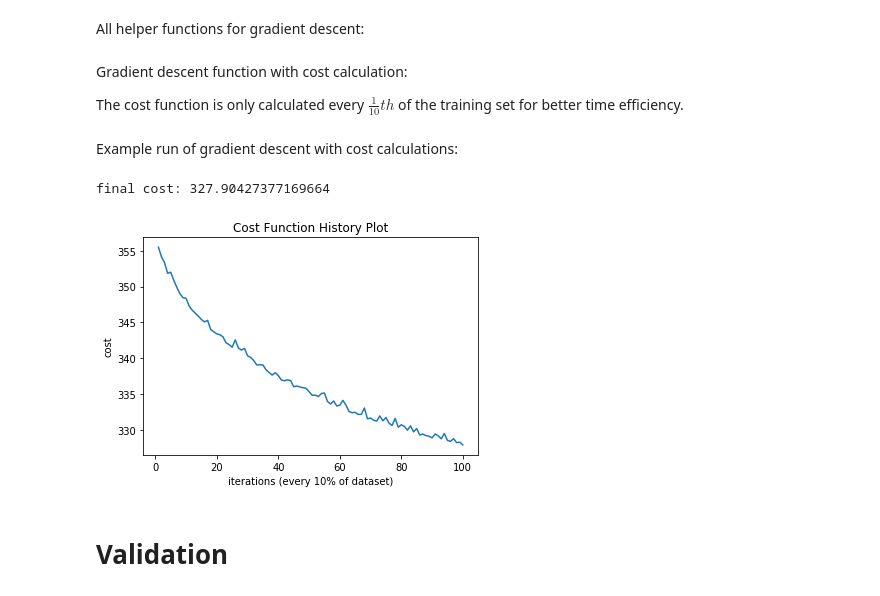
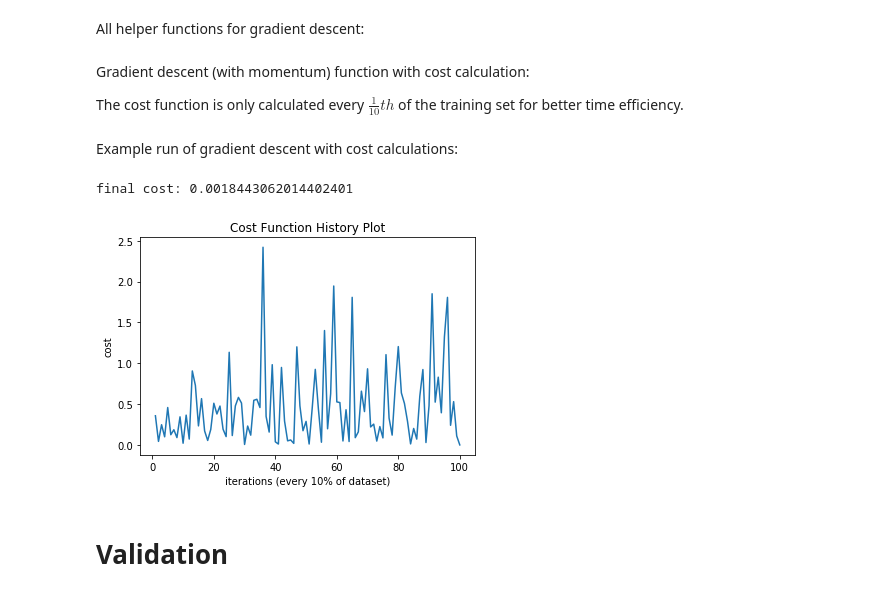
Before and after one commit to meiroger/Twitter-Sentiment-Analysis, a Jupyter notebook: Twitter_Sentiment_Analysis.ipynb, the cells around one changed output. Cells and saved outputs as stored; diff of their text form; code cells hidden in the pictures.

```diff
--- a/Twitter_Sentiment_Analysis.ipynb
+++ b/Twitter_Sentiment_Analysis.ipynb
@@ -47,6 +48,8 @@ tknzr = TweetTokenizer(strip_handles=True,reduce_len=True)
 stop_words = set(stopwords.words('english'))
 # used to remove digits
 remove_digits = str.maketrans('', '', string.digits)
+# used to stem
+stemmer = PorterStemmer()
 
 for n,instance in enumerate(all_data):
     tweet = instance[0]
@@ -66,6 +69,8 @@ for n,instance in enumerate(all_data):
         tokens[i] = token.strip(string.punctuation).translate(remove_digits)
     # remove stop words and empty strings
     tokenized_tweet = [word for word in tokens if (word not in stop_words and word != '')]
+    # stemming
+    tokenized_tweet = [stemmer.stem(token) for token in tokenized_tweet]
     # tuples are used so that each instance is immutable
     all_data[n] = (tokenized_tweet, sentiment)
 
@@ -133,8 +138,8 @@ for instance in training_set:
     for word in instance[0]:
         # make unique
         if word not in words:
-            # initialization of random weight from standard normal distribution
-            words[word] = np.random.rand()
+            # initialization of weight as 0
+            words[word] = 0
 
 # number of words/features
 print("total number of words:",len(words))
@@ -235,12 +240,12 @@ def plot_cost_histories(cost_history):
     plt.xlabel("iterations (every 10% of dataset)")
     plt.ylabel("cost")
 # %% [markdown]
-Gradient descent function with cost calculation:
+Gradient descent (with momentum) function with cost calculation:
 
 The cost function is only calculated every $\frac{1}{10}th$ of the training set for better time efficiency.
 # %%
 # gradient descent function
-def gradient_descent_cost(gamma,max_eps,reg,b,w0):
+def gradient_descent_cost(gamma,max_eps,reg,b,w0,beta):
     '''
     performs binary (ridge) logistic regression with gradient descent
     input:
@@ -258,6 +263,8 @@ def gradient_descent_cost(gamma,max_eps,reg,b,w0):
     # cost function history container
     cost_history = []
 
+    z = np.zeros((np.shape(w0)))      # momentum term
+
     for k in range(max_eps):
         # randomly shuffle data at beginning of each epoch
         random.shuffle(training_set)
@@ -270,8 +277,9 @@ def gradient_descent_cost(gamma,max_eps,reg,b,w0):
             for word in tweet:
                 # evaluation of cost function gradient
                 grad_eval = (p-sentiment) + reg*new_weights[word]
-                # take gradient descent step,
-                new_weights[word] = new_weights[word] - gamma*grad_eval
+                # take gradient descent step with momentum
+                z = beta*z + grad_eval
+                new_weights[word] = new_weights[word] - gamma*z
 
             tweet_counter += 1
             if tweet_counter % (len(training_set)/10) == 0:
@@ -286,12 +294,12 @@ def gradient_descent_cost(gamma,max_eps,reg,b,w0):
 # %% [markdown]
 Example run of gradient descent with cost calculations:
 # %%
-new_w, cost_hist = gradient_descent_cost(10**-2,10,10**-2,0,words)
+new_w, cost_hist = gradient_descent_cost(10**-2,10,0,0,words,0.6)
 plot_cost_histories(cost_hist)
 print("final cost:", cost_hist[-1])
 # %% [output]
-final cost: 327.90427377169664
+final cost: 0.0018443062014402401
-[figure, old version]
+[figure, new version]
 # %% [markdown]
 # Validation
 # %% [markdown]
```
Also changed, not shown: parts of 21 cells of this notebook.
